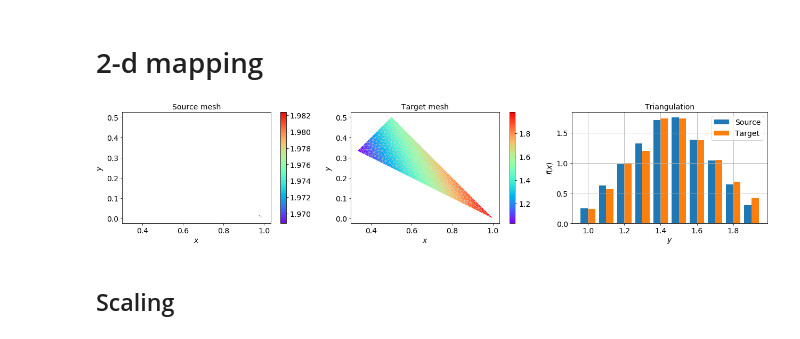
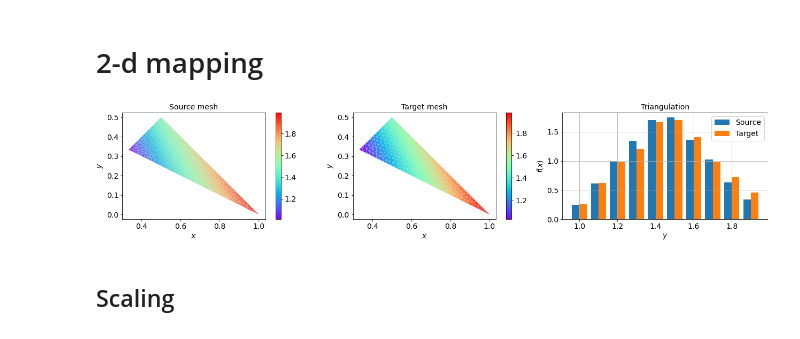
Before and after one commit to tianyikillua/pymapping, a Jupyter notebook: examples/mapping.ipynb, the cells around one changed output. Cells and saved outputs as stored; diff of their text form; code cells hidden in the pictures.

```diff
--- a/examples/mapping.ipynb
+++ b/examples/mapping.ipynb
@@ -110,51 +109,52 @@ plt.figure(figsize=(18, 4))
 
 # Source mesh
 plt.subplot(1, 3, 1)
-mesh_source = mesh_TUB(0.01, recombine=True)
+mesh_source = mesh_TUB(0.01, recombine=False)
 f = 2 * mesh_source.points[:, 0] + mesh_source.points[:, 1]
 mesh_source.point_data = {"f(x)": f}
-for celltype in mesh_source.cells:
-    array = np.zeros(len(mesh_source.cells[celltype]))
-    for i, cell in enumerate(mesh_source.cells[celltype]):
+mesh_source.cell_data["f(x)"] = []
+for cells in mesh_source.cells:
+    array = np.zeros(len(cells.data))
+    for i, cell in enumerate(cells.data):
         centroid = np.mean(mesh_source.points[cell], axis=0)
         array[i] = 2 * centroid[0] + centroid[1]
-    mesh_source.cell_data[celltype] = {"f(x)": array}
+    mesh_source.cell_data["f(x)"].append(array)
 
-plt.tripcolor(mesh_source.points[:, 0], mesh_source.points[:, 1], mesh_source.cells["triangle"], f, edgecolors="lightgray", cmap="rainbow")
+plt.tripcolor(mesh_source.points[:, 0], mesh_source.points[:, 1], mesh_source.cells_dict["triangle"], f, edgecolors="lightgray", cmap="rainbow")
 plt.xlabel("$x$")
 plt.ylabel("$y$")
 plt.gca().set_aspect("equal")
 plt.colorbar()
 plt.title("Source mesh")
 plt.tight_layout()
 
 # Target mesh and P1P1 Mapping
 intersection_type = "Triangulation"  # PointLocator, Triangulation
 plt.subplot(1, 3, 2)
 mesh_target = mesh_TUB(0.02)
 mapper = pymapping.Mapper(verbose=False)
 mapper.prepare(mesh_source, mesh_target, method="P1P1", intersection_type=intersection_type)
 res = mapper.transfer("f(x)")
-plt.tripcolor(mesh_target.points[:, 0], mesh_target.points[:, 1], mesh_target.cells["triangle"], res.array(), edgecolors="lightgray", cmap="rainbow")
+plt.tripcolor(mesh_target.points[:, 0], mesh_target.points[:, 1], mesh_target.cells_dict["triangle"], res.array(), edgecolors="lightgray", cmap="rainbow")
 plt.xlabel("$x$")
 plt.ylabel("$y$")
 plt.gca().set_aspect("equal")
 plt.colorbar()
 plt.title("Target mesh")
 plt.tight_layout()
 
 # Quality accessment (only meaningful when meshes are both uniform)
 plt.subplot(1, 3, 3)
 plt.hist([f, res.array()], density=True, align="left", label=["Source", "Target"])
 plt.xlabel("$y$")
 plt.ylabel("$f(x)$")
 plt.legend()
 plt.grid()
 plt.title(intersection_type)
 plt.tight_layout()
 # plt.savefig("mapping_2d.png", dpi=300)
 # %% [output]
-[figure, old version]
+[figure, new version]
 # %% [markdown]
 ## Scaling
 # %%
```
Also changed, not shown: parts of 6 cells of this notebook, 4 other files.
